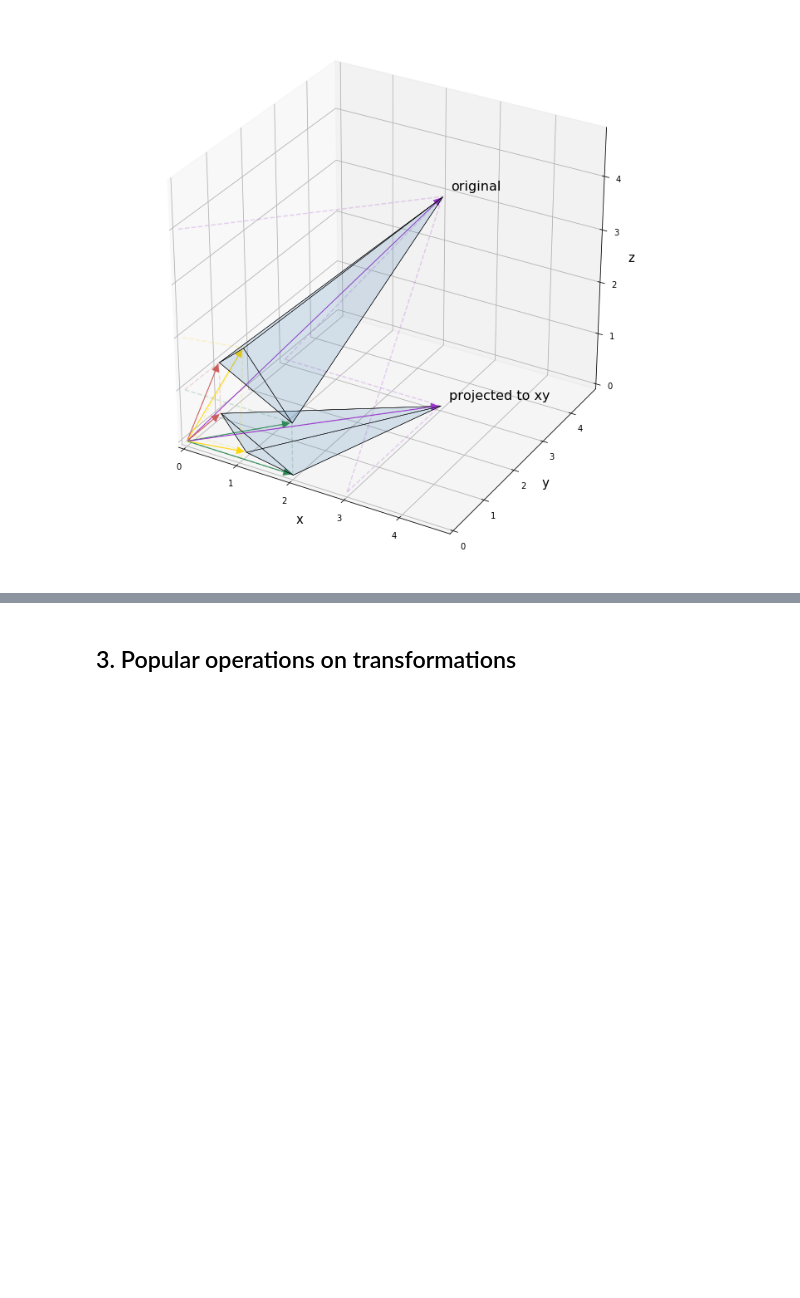
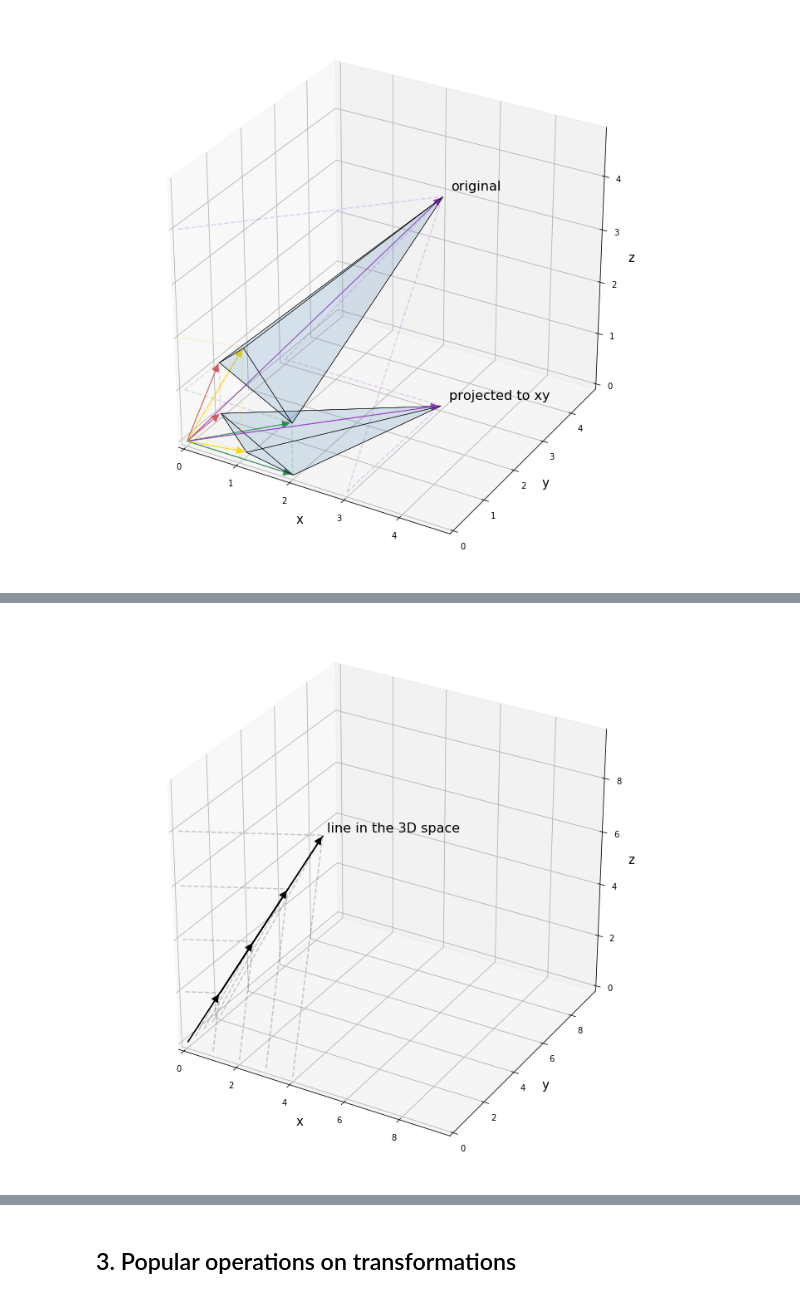
Before and after one commit to koulakis/interactive-math-for-data-science, a Jupyter notebook: linear_algebra.ipynb, the cells around one changed output, grey strips where cells are left out. Saved outputs shown, nothing was run; the diff lists cells and outputs as text; code cells hidden in the pictures; blank space fills up the shorter version.

```diff
--- a/linear_algebra.ipynb
+++ b/linear_algebra.ipynb
@@ -608,0 +687,24 @@ plt.show()
+# %%
+# we embed several 1D vectors to generate the line
+vectors_1D = [np.array([i]) for i in [1, 2, 3, 4]]
+
+line = np.array([
+    [1],
+    [0.5],
+    [2]
+])
+
+transformed_vectors = [np.matmul(line, vector) for vector in vectors_1D]
+
+fig = plt.figure(figsize=(12, 12))
+ax = fig.gca(projection='3d')
+
+plot_3D_vectors_and_polyhedron(ax, transformed_vectors)
+
+ax.text(
+    *(transformed_vectors[3] + 0.1),
+    'line in the 3D space',
+    fontsize=fontsize_3D)
+plt.show()
+# %% [output]
+[figure, added]
```
Also changed, not shown: parts of 14 cells of this notebook.
